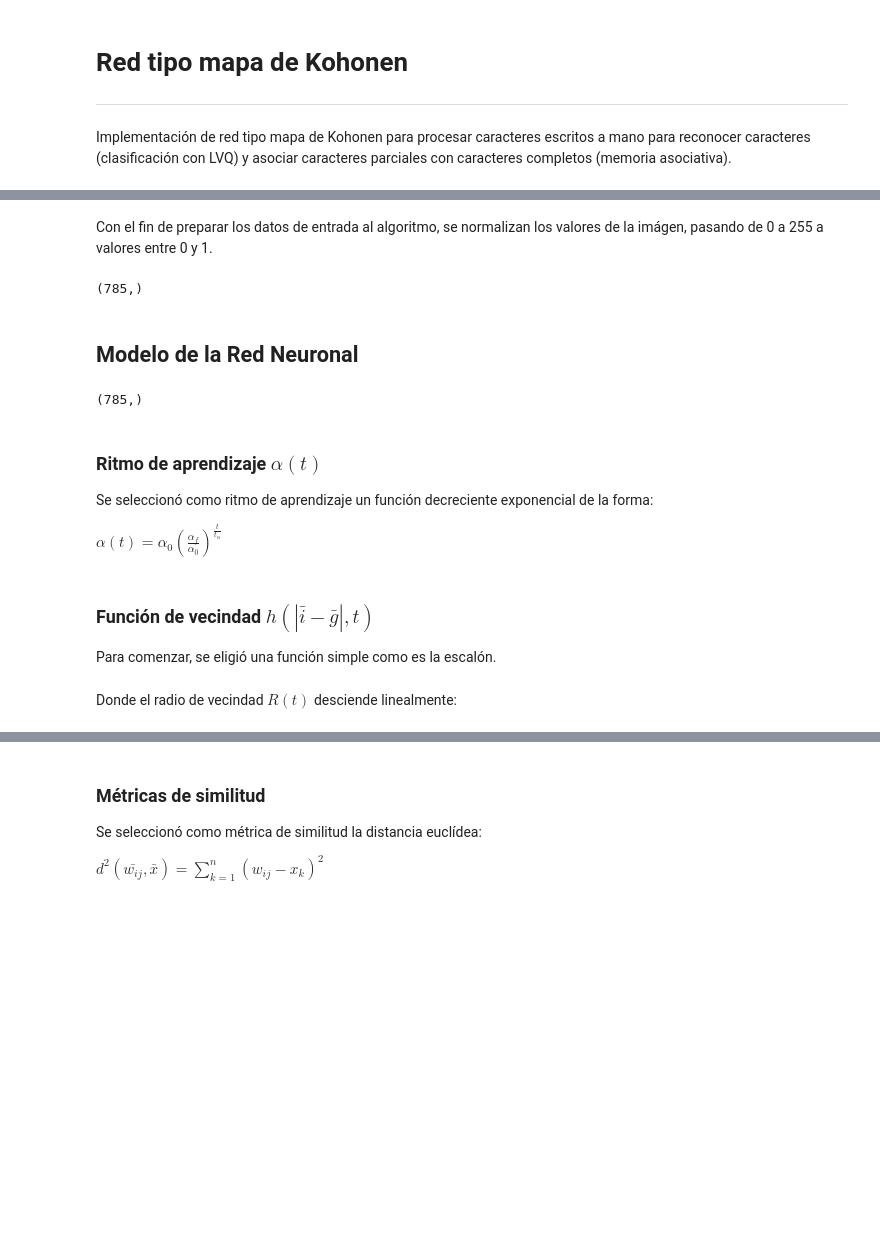
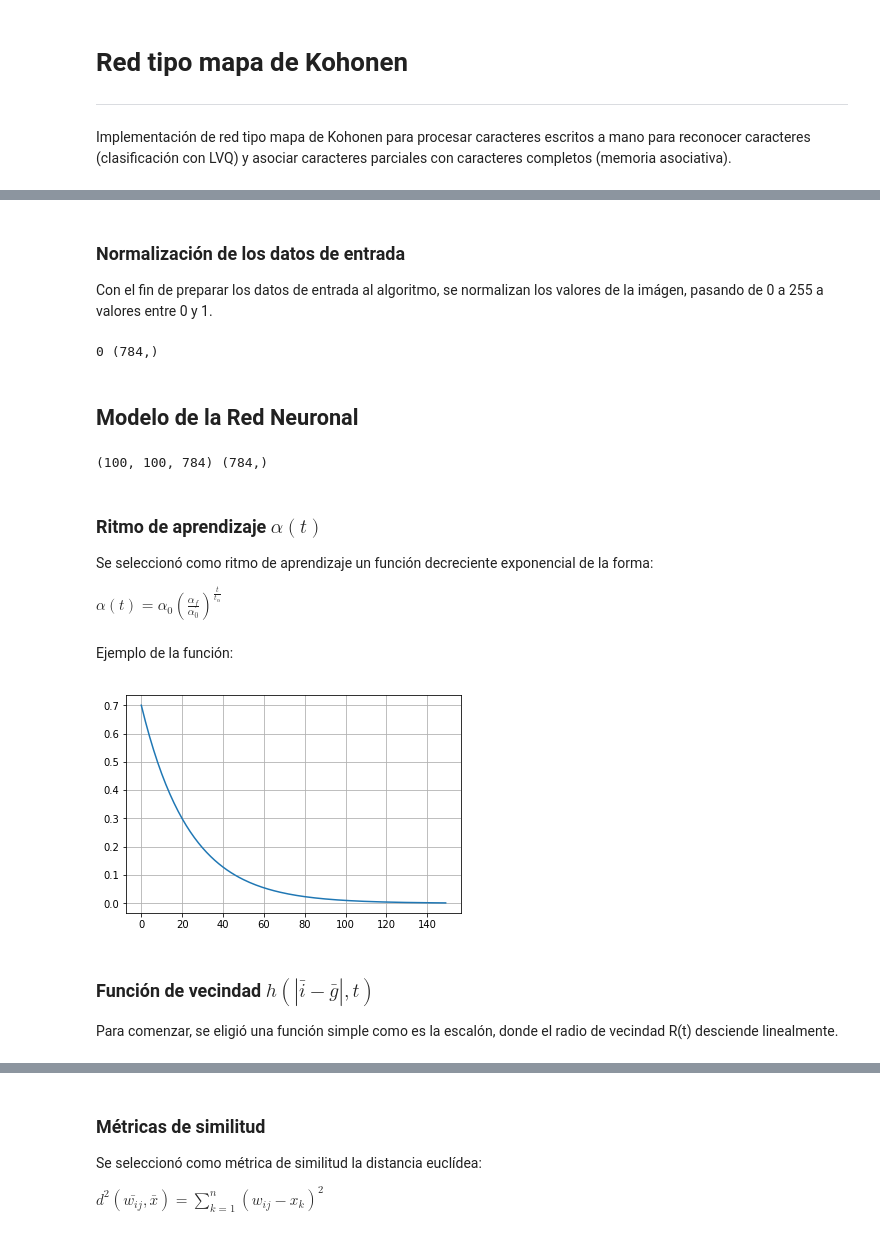
Before and after one commit to GinoAvanzini/IA2_2019, a Jupyter notebook: TP_3/kohonen.ipynb, the cells around one changed output, grey strips where cells are left out. Drawn from its saved outputs; the diff is of its cells as text; code cells hidden in the pictures; blank space fills up the shorter version.

```diff
--- a/TP_3/kohonen.ipynb
+++ b/TP_3/kohonen.ipynb
@@ -51,15 +64,22 @@ for i, ax in enumerate(axes):
 # %% [markdown]
+### Normalización de los datos de entrada
+
 Con el fin de preparar los datos de entrada al algoritmo, se normalizan los valores de la imágen, pasando de 0 a 255 a valores entre 0 y 1.
-# %%
-data_analys = []
-
-for img in collection:
-    img_as_float = img / 255
-    data_analys.append(img_as_float)
-# %%
-data_analys[0].shape
-# %% [output]
-(785,)
+# %%
+from numpy import delete
+
+train = []
+
+for i in range(0, len(train_raw)-1):
+    # label = img[0]
+    label = train_raw[i+1][0]
+    delete(train_raw[i][0], 0)
+    img_as_float = train_raw[i][1] / 255
+    train.append([label, img_as_float])
+# %%
+print(train[0][0], train[0][1].shape)
+# %% [output]
+0 (784,)
 # %% [markdown]
 ## Modelo de la Red Neuronal
 # %%
@@ -69,10 +89,9 @@ map_kohonen = np.zeros((200, 200)) # Mapa de neuronas
 
 W = np.zeros((map_kohonen.shape[0], map_kohonen.shape[1], x.shape[0]))
 # %%
-W.shape
-W[0, 0, :].shape
+print(W.shape, W[0, 0, :].shape)
 # %% [output]
-(785,)
+(100, 100, 784) (784,)
 # %% [markdown]
 ### Ritmo de aprendizaje $\alpha(t)$
 Se seleccionó como ritmo de aprendizaje un función decreciente exponencial de la forma:
@@ -82,6 +101,17 @@ $\alpha(t)=\alpha_{0}\left(\frac{\alpha_{f}}{\alpha_{0}}\right)^{\frac{t}{t_{\al
 def ritmo_aprendizaje(t, t_alfa=100, alfa_0=0.7, alfa_f=0.01):
     alfa = alfa_0 * (alfa_f / alfa_0)**(t / t_alfa)
     return alfa
+# %% [markdown]
+Ejemplo de la función:
+# %%
+a = []
+for i in range(0, 150):
+    a.append(ritmo_aprendizaje(i))
+
+plt.plot(range(0, 150), a)
+plt.grid()
+# %% [output]
+[figure, added]
 # %% [markdown]
 ### Función de vecindad $h(|\bar{i}-\bar{g}|, t)$
-Para comenzar, se eligió una función simple como es la escalón.
+Para comenzar, se eligió una función simple como es la escalón, donde el radio de vecindad R(t) desciende linealmente.
@@ -92,5 +126,3 @@ def vecindad(i, g, t, R=radio_vecindad):
         return 0
     else:
         return 1
-# %% [markdown]
-Donde el radio de vecindad $R(t)$ desciende linealmente:
```
Also changed, not shown: parts of 28 cells of this notebook.
